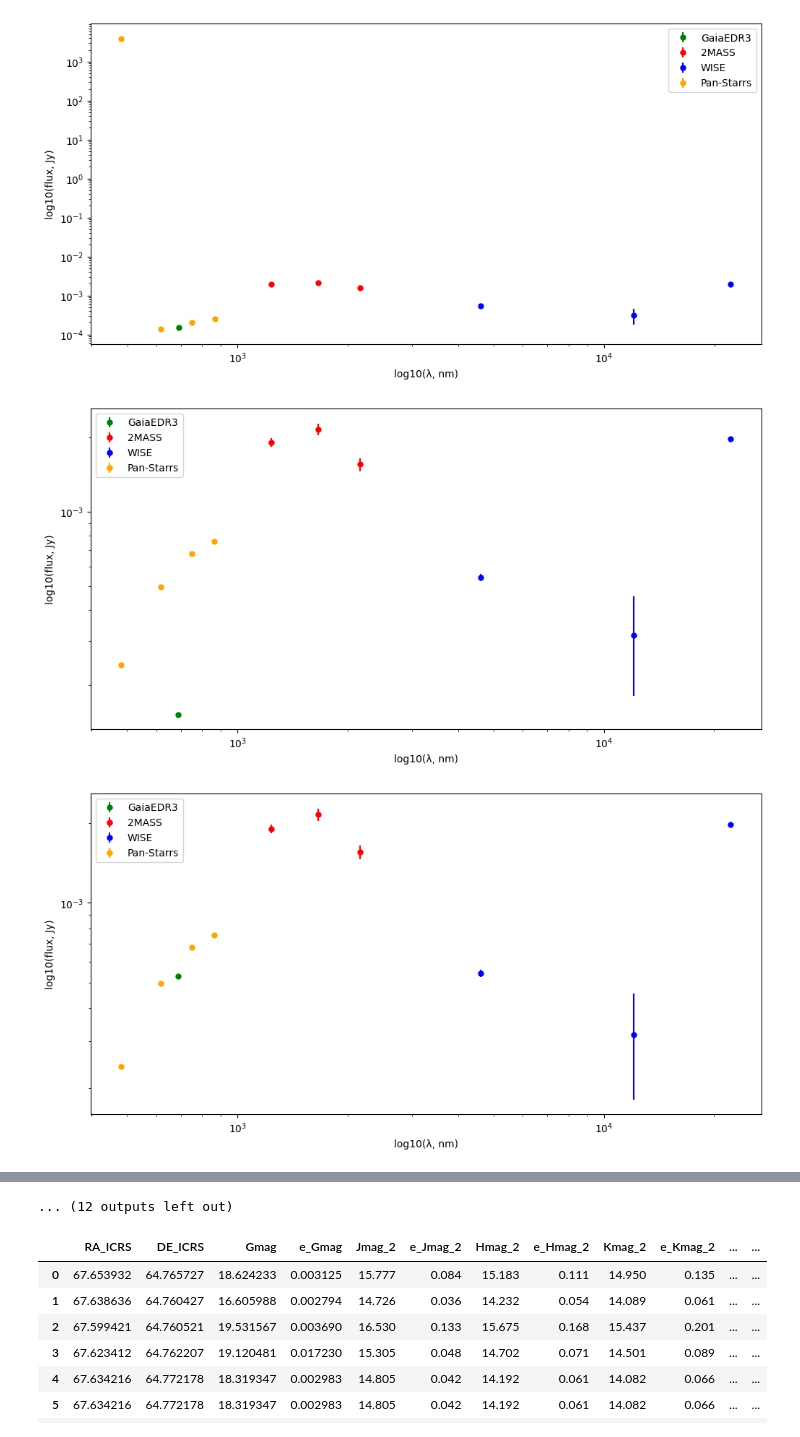
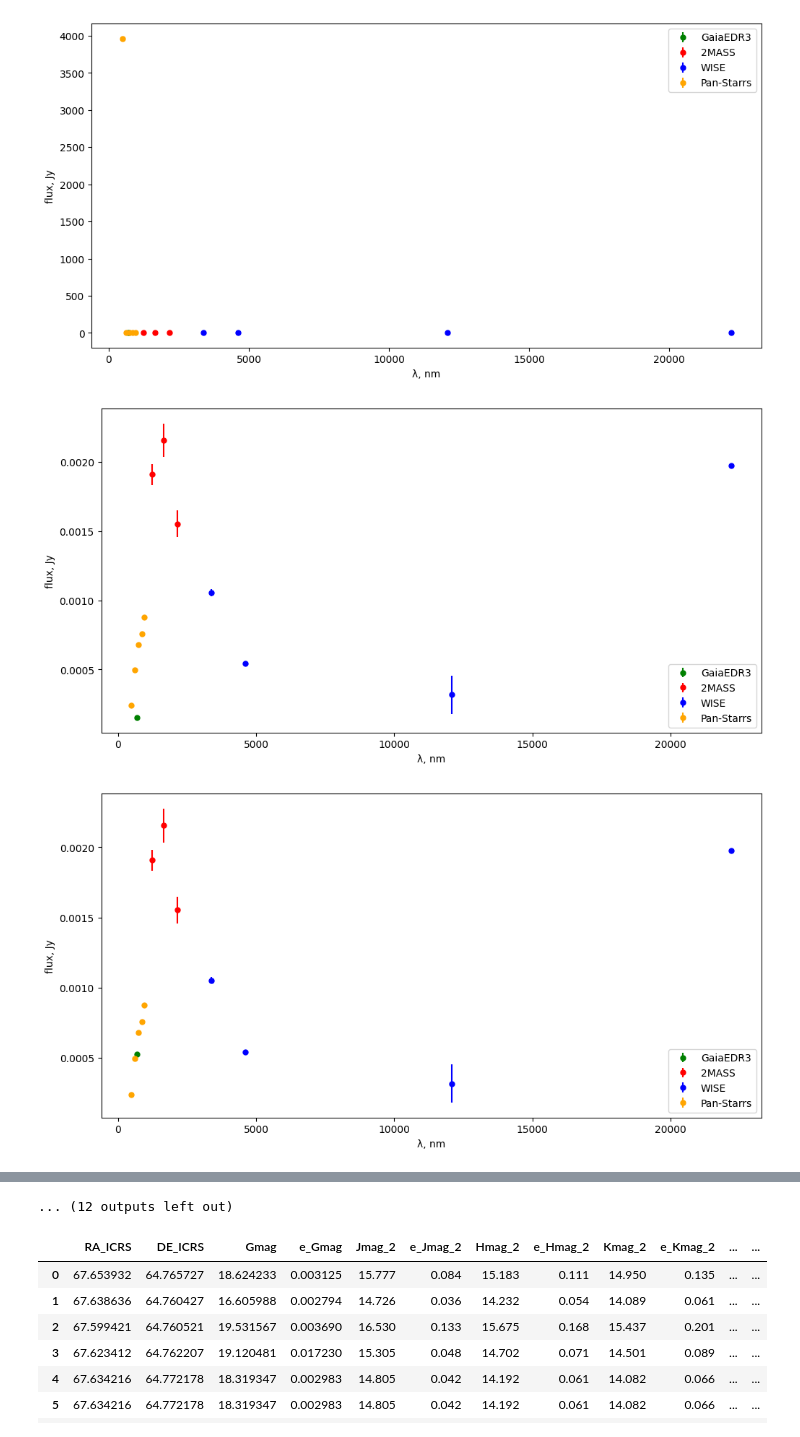
Before and after one commit to AstroTaffer/MEN-681301-OAM, a Jupyter notebook: Gimalieva.ipynb, the cells around one changed output, grey strips where cells are left out. Saved outputs shown, nothing was run; the diff lists cells and outputs as text; code cells hidden in the pictures.

Commit message:
graph x2

```diff
--- a/Gimalieva.ipynb
+++ b/Gimalieva.ipynb
@@ -15,7 +15,7 @@ from astropy.io import ascii
 coord = SkyCoord("04:30:47.99", "+64:50:56.5", unit=(u.hourangle, u.deg), frame='icrs')
 rad = 6 * u.arcminute
 
-catalogs = ['vizier:I/350/gaiaedr3', 'vizier:II/246/out', 'vizier:II/328/allwise', 'vizier:II/349/ps1']
+catalogs = ['vizier:I/350/gaiadr3', 'vizier:II/246/out', 'vizier:II/328/allwise', 'vizier:II/349/ps1']
 
 data = pd.DataFrame()
 df_gaia = QTable(names=('RA_ICRS','DE_ICRS'))
@@ -30,7 +30,7 @@ df_panstarrs = QTable(names=('RAJ2000', 'DEJ2000', 'gmag', 'rmag'))
 
 result_table = Vizier.query_region(coord, radius=rad, catalog='I/350/gaiaedr3')
 df_gaia = result_table[0]['RA_ICRS','DE_ICRS', 'Gmag', 'e_Gmag']
-
+print(df_gaia)
 
 data_2mass = XMatch.query(cat1=df_gaia,
                      cat2=catalogs[1],
@@ -90,9 +88,9 @@ for i in range(len(data)):
     #ax.scatter(np.log10(wl), np.log10(flux), color='black', s=25)
     #ax.errorbar(np.log10(wl), np.log10(flux), yerr=abs(np.log10(flux_error)))
     ax.errorbar(wl[0], flux[0], yerr=flux_error[0], fmt="o", markersize=5, c='green', label='GaiaEDR3')
-    ax.errorbar(wl[1:4], flux[1:4], yerr=flux_error[1:4], fmt="o", markersize=5, c='red', label='2MASS')
-    ax.errorbar(wl[5:8], flux[5:8], yerr=flux_error[5:8], fmt="o", markersize=5, c='blue', label='WISE')
-    ax.errorbar(wl[8:12], flux[8:12], yerr=flux_error[8:12], fmt="o", markersize=5, c='orange', label='Pan-Starrs')
+    ax.errorbar([wl[1], wl[2], wl[3]], [flux[1], flux[2], flux[3]], yerr=[flux_error[1], flux_error[2], flux_error[3]], fmt="o", markersize=5, c='red', label='2MASS')
+    ax.errorbar([wl[4], wl[5], wl[6], wl[7]], [flux[4], flux[5], flux[6], flux[7]], yerr=[flux_error[4], flux_error[5], flux_error[6], flux_error[7]], fmt="o", markersize=5, c='blue', label='WISE')
+    ax.errorbar([wl[8], wl[9], wl[10], wl[11], wl[12]], [flux[8], flux[9], flux[10], flux[11], flux[12]], yerr=[flux_error[8], flux_error[9], flux_error[10], flux_error[11], flux_error[12]], fmt="o", markersize=5, c='orange', label='Pan-Starrs')
    # ax.set_xscale('log')
    # ax.set_yscale('log')
     ax.set_xlabel('λ, nm')
@@ -107,3 +105,3 @@ for i in range(len(data)):
-[figure, old version]
+[figure, new version]
-[figure, old version]
+[figure, new version]
-[figure, old version]
+[figure, new version]
```
Also changed, not shown: parts of 2 cells of this notebook.
